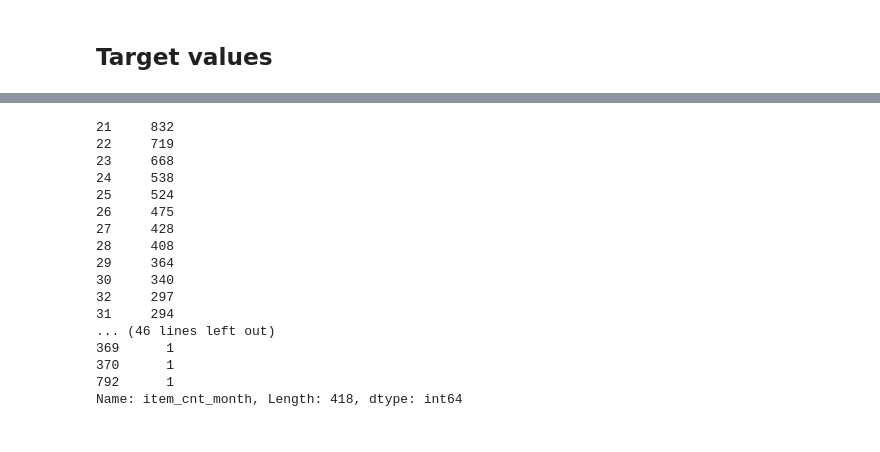
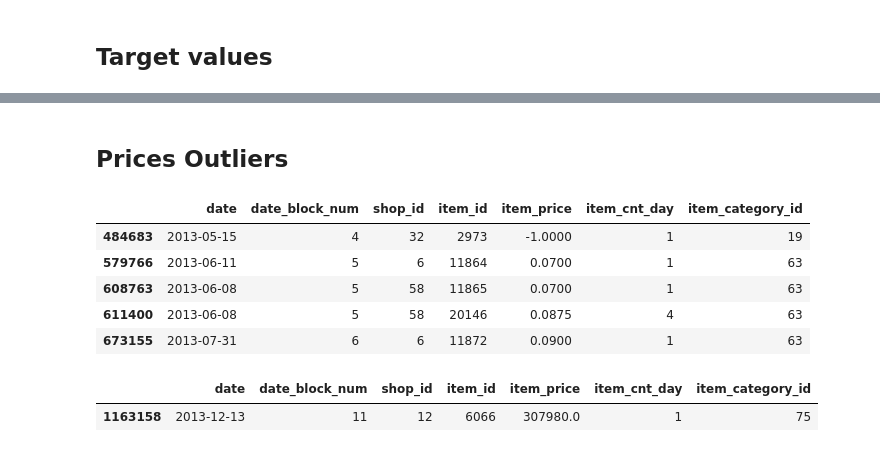
Before and after one commit to rjfs/kaggle, a Jupyter notebook: future_sales/notebooks/eda.ipynb, the cells around one changed output, grey strips where cells are left out. Saved outputs shown, nothing was run; the diff lists cells and outputs as text; code cells hidden in the pictures.

```diff
--- a/future_sales/notebooks/eda.ipynb
+++ b/future_sales/notebooks/eda.ipynb
@@ -96,20 +98,16 @@ Name: item_cnt_month, dtype: int64
-# %%
-print(len(month_sales[month_sales['']]))
-# %% [output]
-21     832
-22     719
-23     668
-24     538
-25     524
-26     475
-27     428
-28     408
-29     364
-30     340
-32     297
-31     294
-... (46 lines left out)
-369      1
-370      1
-792      1
-Name: item_cnt_month, Length: 418, dtype: int64
+# %% [markdown]
+## Prices Outliers
+# %%
+train[train.item_price < 0.1]
+# %% [output]
+|  | date | date_block_num | shop_id | item_id | item_price | item_cnt_day | item_category_id |
+| 484683 | 2013-05-15 | 4 | 32 | 2973 | -1.0000 | 1 | 19 |
+| 579766 | 2013-06-11 | 5 | 6 | 11864 | 0.0700 | 1 | 63 |
+| 608763 | 2013-06-08 | 5 | 58 | 11865 | 0.0700 | 1 | 63 |
+| 611400 | 2013-06-08 | 5 | 58 | 20146 | 0.0875 | 4 | 63 |
+| 673155 | 2013-07-31 | 6 | 6 | 11872 | 0.0900 | 1 | 63 |
+# %%
+train[train.item_price > 100000]
+# %% [output]
+|  | date | date_block_num | shop_id | item_id | item_price | item_cnt_day | item_category_id |
+| 1163158 | 2013-12-13 | 11 | 12 | 6066 | 307980.0 | 1 | 75 |
```
Also changed, not shown: parts of 6 cells of this notebook, 10 other files.
